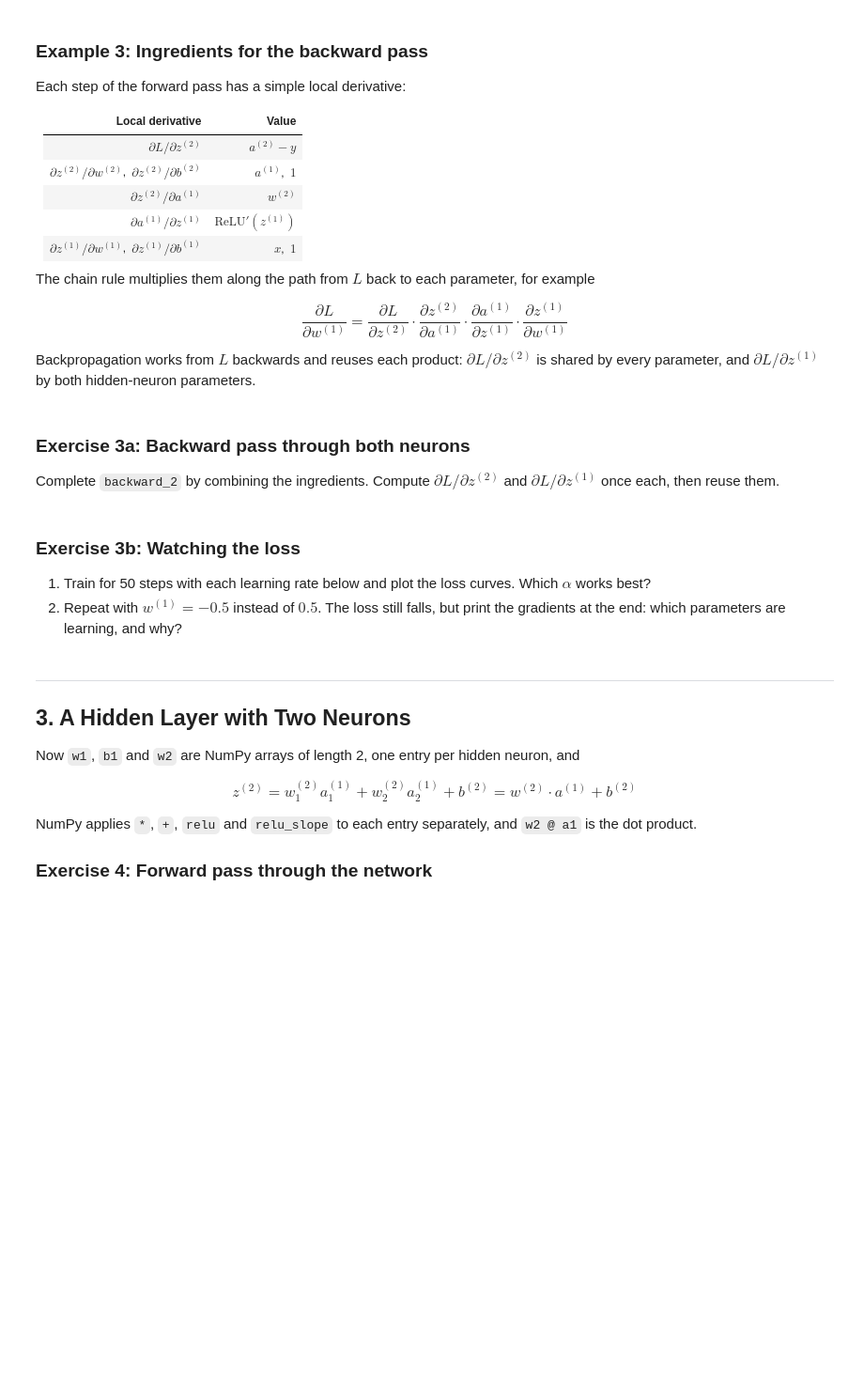
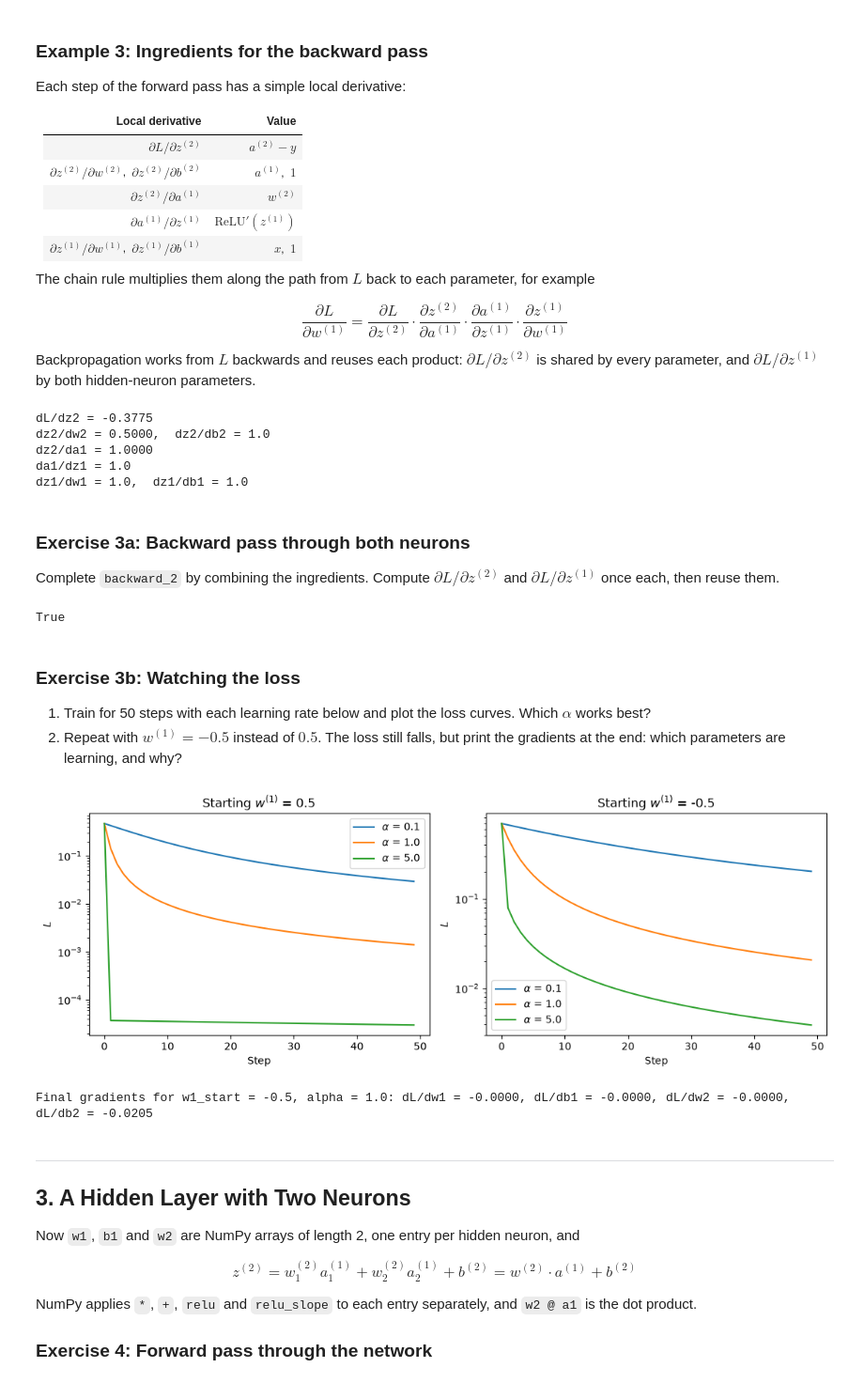
Before and after one commit to BBaltic/ML-SCP5003, a Jupyter notebook: Tutorial_5_Clean.ipynb, the cells around one changed output. Shown at 94% size. Drawn from its saved outputs; the diff is of its cells as text; code cells hidden in the pictures; blank space fills up the shorter version.

```diff
--- a/Tutorial_5_Clean.ipynb
+++ b/Tutorial_5_Clean.ipynb
@@ -138,9 +151,11 @@ Return every intermediate value: the backward pass will need them.
 # %%
 def forward_2(x, w1, b1, w2, b2):
     """Forward pass: ReLU hidden neuron, then sigmoid output neuron. Returns z1, a1, z2, a2."""
-    # TODO: compute each value in turn
-
-    return
+    z1 = w1 * x + b1
+    a1 = relu(z1)
+    z2 = w2 * a1 + b2
+    a2 = sigmoid(z2)
+    return z1, a1, z2, a2
 # %%
 x, y = 1.0, 1.0
 w1_init, b1_init, w2_init, b2_init = 0.5, 0.0, 1.0, 0.0
@@ -173,7 +191,7 @@ Backpropagation works from $L$ backwards and reuses each product: $\partial L/\p
 dL_dz2 = a2 - y
 dz2_dw2 = a1
 dz2_db2 = 1.0
-dz2_da1 = w2
+dz2_da1 = w2_init
 da1_dz1 = relu_slope(z1)
 dz1_dw1 = x
 dz1_db1 = 1.0
@@ -183,6 +201,12 @@ print(f"dz2/dw2 = {dz2_dw2:.4f},  dz2/db2 = {dz2_db2}")
 print(f"dz2/da1 = {dz2_da1:.4f}")
 print(f"da1/dz1 = {da1_dz1}")
 print(f"dz1/dw1 = {dz1_dw1},  dz1/db1 = {dz1_db1}")
+# %% [output]
+dL/dz2 = -0.3775
+dz2/dw2 = 0.5000,  dz2/db2 = 1.0
+dz2/da1 = 1.0000
+da1/dz1 = 1.0
+dz1/dw1 = 1.0,  dz1/db1 = 1.0
 # %% [markdown]
 ### Exercise 3a: Backward pass through both neurons
 
@@ -190,16 +214,20 @@ Complete `backward_2` by combining the ingredients. Compute $\partial L/\partial
 # %%
 def backward_2(x, y, w2, z1, a1, a2):
     """Backward pass for forward_2. Returns dL/dw1, dL/db1, dL/dw2, dL/db2."""
-    # TODO: dL/dz2, then the output neuron's gradients
-
-    # TODO: dL/dz1, then the hidden neuron's gradients
-
-    return
+    dL_dz2 = a2 - y
+    dL_dw2 = dL_dz2 * a1
+    dL_db2 = dL_dz2
+    dL_dz1 = dL_dz2 * w2 * relu_slope(z1)
+    dL_dw1 = dL_dz1 * x
+    dL_db1 = dL_dz1
+    return dL_dw1, dL_db1, dL_dw2, dL_db2
 # %%
 # Check your answer (should print True)
 loss_2 = lambda w1_init, b1_init, w2_init, b2_init: bce(forward_2(x, w1_init, b1_init, w2_init, b2_init)[3], y)
 z1, a1, z2, a2 = forward_2(x, w1_init, b1_init, w2_init, b2_init)
 print(gradients_match(backward_2(x, y, w2_init, z1, a1, a2), numerical_gradients(loss_2, w1_init, b1_init, w2_init, b2_init)))
+# %% [output]
+True
 # %% [markdown]
 ### Exercise 3b: Watching the loss
 
@@ -208,24 +236,36 @@ print(gradients_match(backward_2(x, y, w2_init, z1, a1, a2), numerical_gradients
 # %%
 fig, axes = plt.subplots(1, 2, figsize=(11, 4))
 
+last_gradients = None
 for ax, w1_start in zip(axes, [0.5, -0.5]):
     for alpha in [0.1, 1.0, 5.0]:
         w1, b1, w2, b2 = w1_start, 0.0, 1.0, 0.0
         history = []
         for step in range(50):
-            # TODO: forward pass, calculate the loss and append it to history, backward pass, update all four parameters
-
+            z1, a1, z2, a2 = forward_2(x, w1, b1, w2, b2)
+            history.append(bce(a2, y))
+            dL_dw1, dL_db1, dL_dw2, dL_db2 = backward_2(x, y, w2, z1, a1, a2)
+            w1 = w1 - alpha * dL_dw1
+            b1 = b1 - alpha * dL_db1
+            w2 = w2 - alpha * dL_dw2
+            b2 = b2 - alpha * dL_db2
         ax.plot(history, label=f"$\\alpha$ = {alpha}")
+        if w1_start == -0.5 and alpha == 1.0:
+            last_gradients = (dL_dw1, dL_db1, dL_dw2, dL_db2)
     ax.set_title(f"Starting $w^{{(1)}}$ = {w1_start}")
     ax.set_xlabel("Step")
     ax.set_ylabel("$L$")
     ax.set_yscale("log")
     ax.legend()
 
 plt.tight_layout()
 plt.show()
 
-# TODO: print the gradients from the last step of the w1 = -0.5 run
+if last_gradients is not None:
+    print(f"Final gradients for w1_start = -0.5, alpha = 1.0: dL/dw1 = {last_gradients[0]:.4f}, dL/db1 = {last_gradients[1]:.4f}, dL/dw2 = {last_gradients[2]:.4f}, dL/db2 = {last_gradients[3]:.4f}")
+# %% [output]
+[figure, added]
+Final gradients for w1_start = -0.5, alpha = 1.0: dL/dw1 = -0.0000, dL/db1 = -0.0000, dL/dw2 = -0.0000, dL/db2 = -0.0205
 # %% [markdown]
 ---
 ## 3. A Hidden Layer with Two Neurons
```
Also changed, not shown: parts of 11 cells of this notebook, 7 other files.
